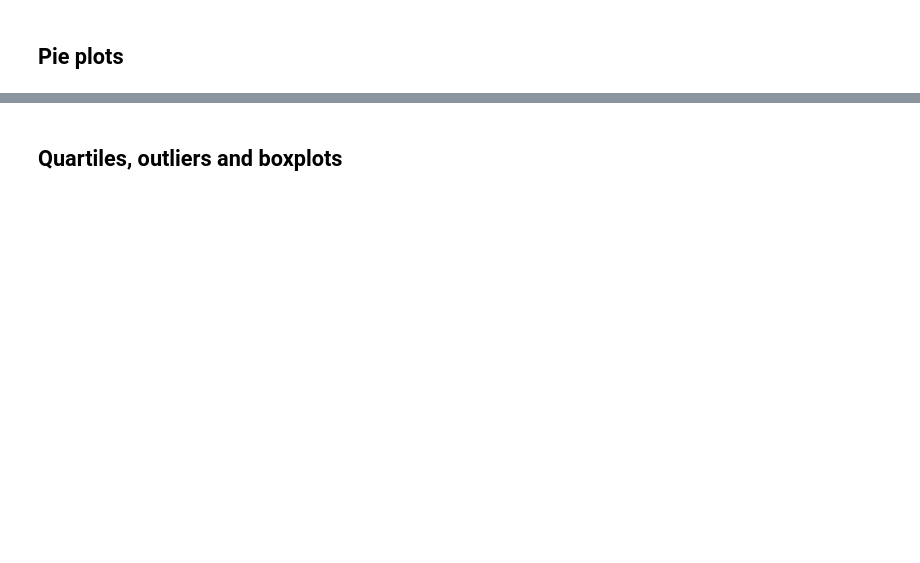
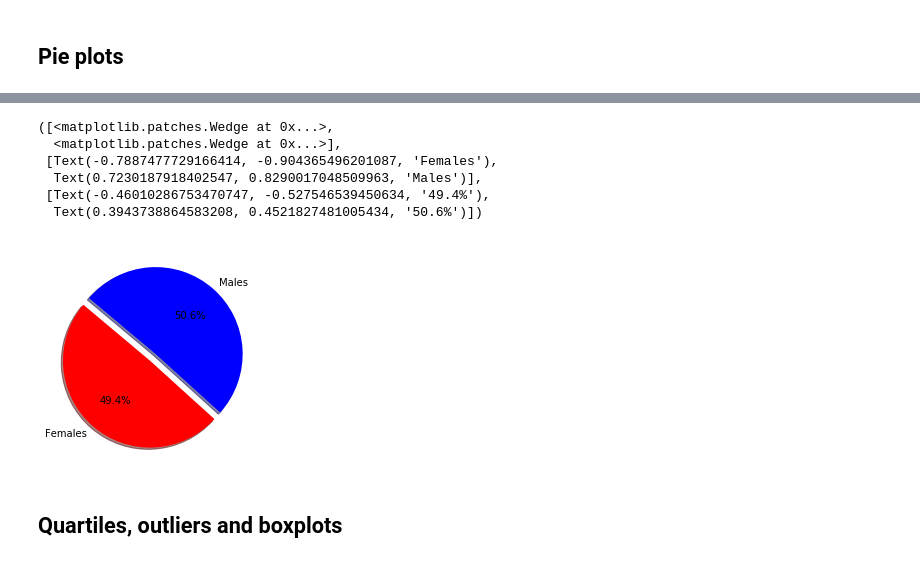
Before and after one commit to Macasante16/Pyplot, a Jupyter notebook: PowerOfPlots.ipynb, the cells around one changed output, grey strips where cells are left out. Cells and saved outputs as stored; diff of their text form; code cells hidden in the pictures; blank space fills up the shorter version.

```diff
--- a/PowerOfPlots.ipynb
+++ b/PowerOfPlots.ipynb
@@ -124,6 +114,21 @@ plt.close()
 # %%
-import matplotlib.pyplot as plt
 # Generate a pie plot showing the distribution of female versus male mice using pyplot
-# Convert Columns into lists
 gender_count = (merge_table.groupby(["Sex"])["Age_months"].count()).tolist()
 gender_count
+
+# Labels for the sections
+labels = ["Females", "Males"]
+
+# The colors of each section of the pie chart
+colors = ["r", "b"]
+
+plt.pie(gender_count, explode=explode, labels=labels, colors=colors,
+        autopct="%1.1f%%", shadow=True, startangle=140)
+# %% [output]
+([<matplotlib.patches.Wedge at 0x...>,
+  <matplotlib.patches.Wedge at 0x...>],
+ [Text(-0.7887477729166414, -0.904365496201087, 'Females'),
+  Text(0.7230187918402547, 0.8290017048509963, 'Males')],
+ [Text(-0.46010286753470747, -0.527546539450634, '49.4%'),
+  Text(0.3943738864583208, 0.4521827481005434, '50.6%')])
+[figure, added]
```
Also changed, not shown: parts of 59 cells of this notebook.
